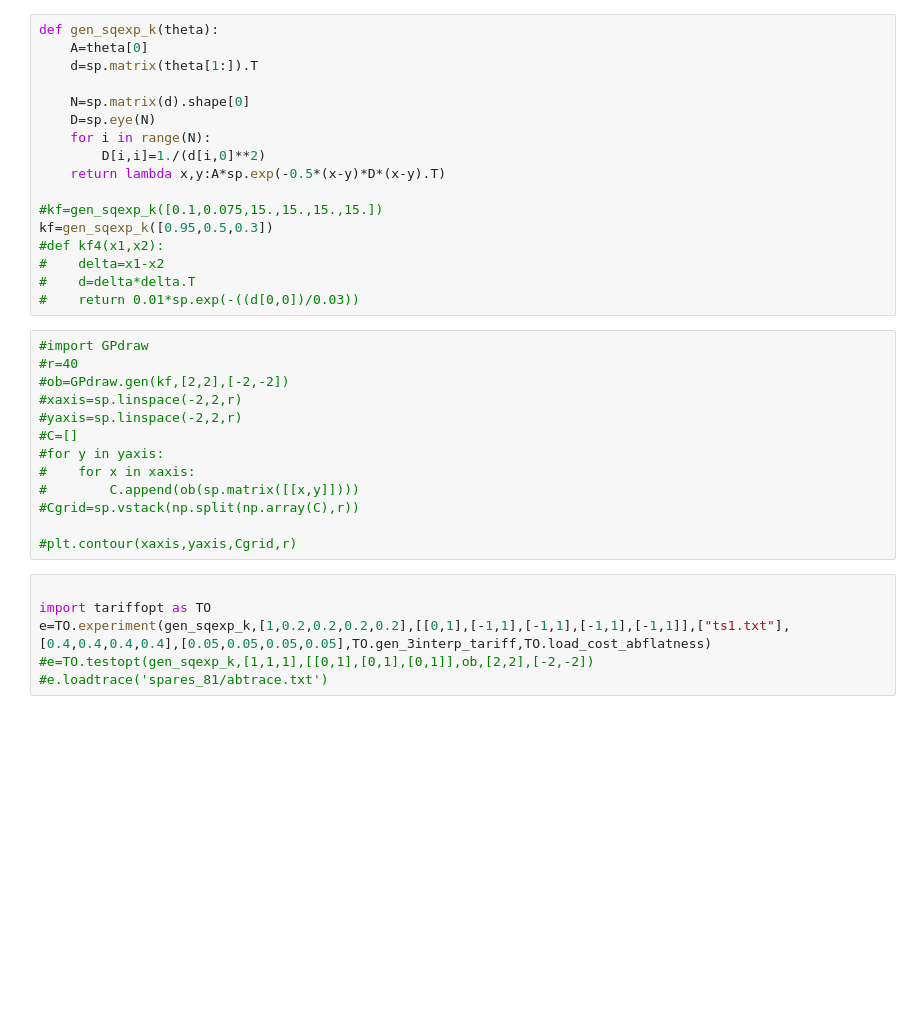
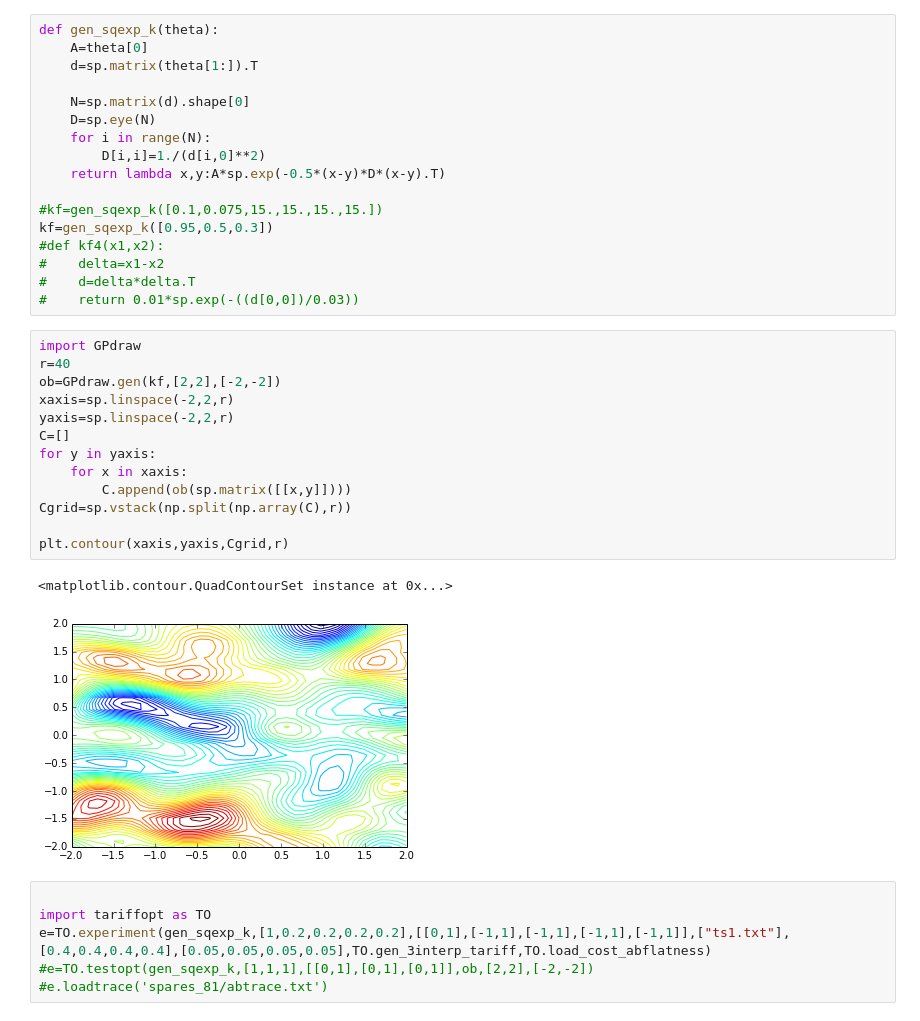
Before and after one commit to markm541374/tariffset, a Jupyter notebook: GPGO.ipynb, the cells around one changed output. Cells and saved outputs as stored; diff of their text form; blank space fills up the shorter version.

```diff
--- a/GPGO.ipynb
+++ b/GPGO.ipynb
@@ -25,18 +25,21 @@ kf=gen_sqexp_k([0.95,0.5,0.3])
 #    d=delta*delta.T
 #    return 0.01*sp.exp(-((d[0,0])/0.03))
 # %%
-#import GPdraw
-#r=40
-#ob=GPdraw.gen(kf,[2,2],[-2,-2])
-#xaxis=sp.linspace(-2,2,r)
-#yaxis=sp.linspace(-2,2,r)
-#C=[]
-#for y in yaxis:
-#    for x in xaxis:
-#        C.append(ob(sp.matrix([[x,y]])))
-#Cgrid=sp.vstack(np.split(np.array(C),r))
+import GPdraw
+r=40
+ob=GPdraw.gen(kf,[2,2],[-2,-2])
+xaxis=sp.linspace(-2,2,r)
+yaxis=sp.linspace(-2,2,r)
+C=[]
+for y in yaxis:
+    for x in xaxis:
+        C.append(ob(sp.matrix([[x,y]])))
+Cgrid=sp.vstack(np.split(np.array(C),r))
 
-#plt.contour(xaxis,yaxis,Cgrid,r)
+plt.contour(xaxis,yaxis,Cgrid,r)
+# %% [output]
+<matplotlib.contour.QuadContourSet instance at 0x...>
+[figure, added]
 # %%
 
 import tariffopt as TO
```
Also changed, not shown: parts of 7 cells of this notebook, 16 other files.
